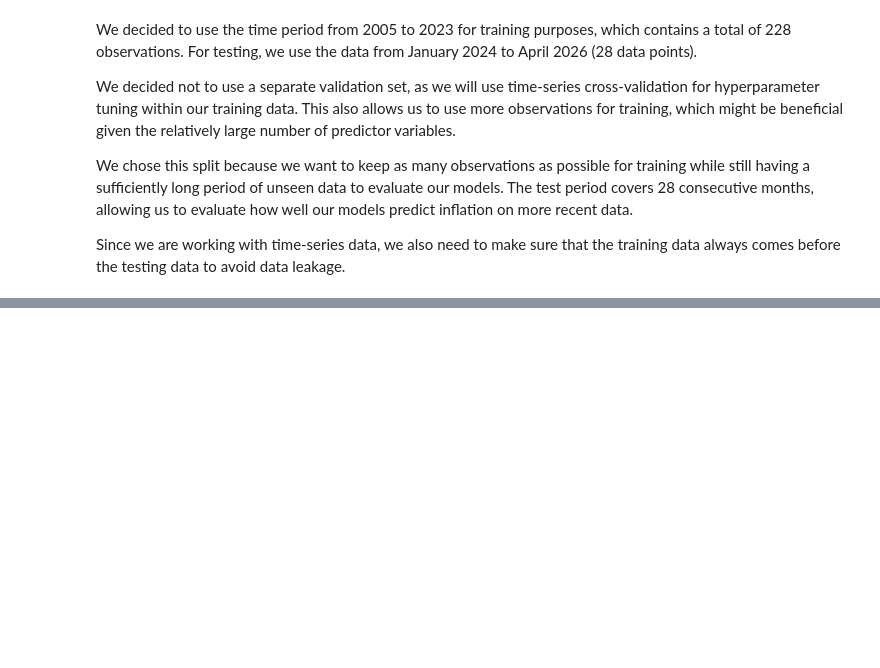
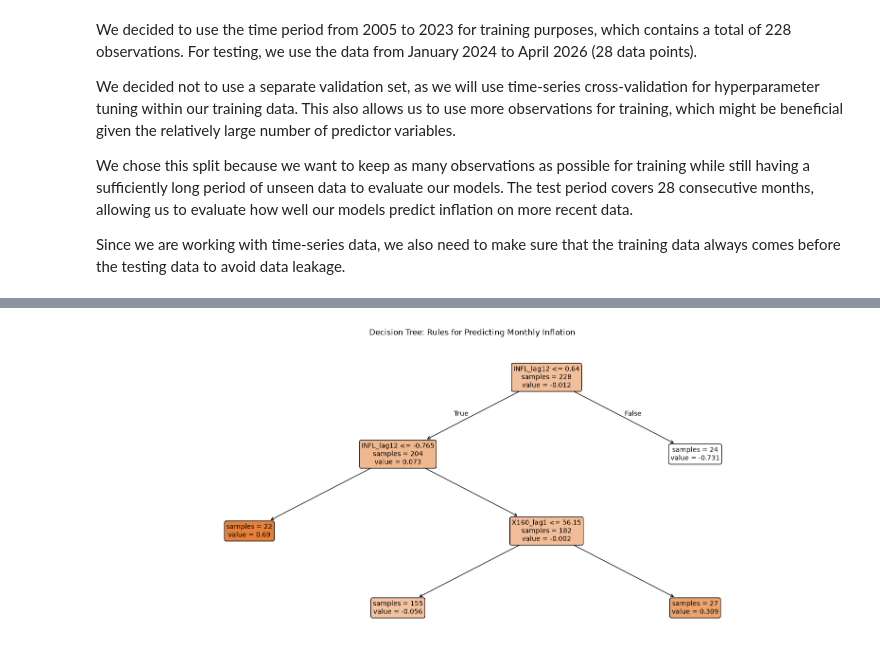
Before and after one commit to LaraEmilie/HKUST-Machine-Learning-Regression-China, a Jupyter notebook: China Inflation.ipynb, the cells around one changed output, grey strips where cells are left out. Cells and saved outputs as stored; diff of their text form; code cells hidden in the pictures; blank space fills up the shorter version.

```diff
--- a/China Inflation.ipynb
+++ b/China Inflation.ipynb
@@ -564,0 +571,19 @@ Since we are working with time-series data, we also need to make sure that the t
+# %%
+from sklearn.tree import DecisionTreeRegressor
+from sklearn.model_selection import GridSearchCV, TimeSeriesSplit
+
+dt_pipeline = Pipeline([("imputer", SimpleImputer(strategy="median")), ("tree", DecisionTreeRegressor(random_state=42))])
+
+# Candidate levels of tree complexity
+dt_param_grid = { "tree__max_depth": [2, 3, 4, 5, None], "tree__min_samples_leaf": [5, 10, 20]}
+
+# Preserve chronological order during validation
+dt_cv = TimeSeriesSplit(n_splits=5)
+dt_search = GridSearchCV(estimator=dt_pipeline,param_grid=dt_param_grid,scoring="neg_root_mean_squared_error",cv=dt_cv, n_jobs=-1, refit=True)
+dt_search.fit(X_train, y_train)
+
+# refits the selected pipeline on all training observations
+best_dt = dt_search.best_estimator_
+
+print("Best parameters:", dt_search.best_params_)
+print("Mean validation RMSE:", -dt_search.best_score_)
@@ -564,0 +628,17 @@ Since we are working with time-series data, we also need to make sure that the t
+# %%
+from sklearn.tree import plot_tree
+
+# Extract the trained tree and its input feature names
+dt_tree = best_dt.named_steps["tree"]
+
+dt_feature_names = (best_dt.named_steps["imputer"].get_feature_names_out(X_train.columns))
+
+plt.figure(figsize=(16, 7))
+
+plot_tree(dt_tree,feature_names=list(dt_feature_names),filled=True,rounded=True,impurity=False,precision=3,fontsize=10)
+
+plt.title("Decision Tree: Rules for Predicting Monthly Inflation")
+plt.tight_layout()
+plt.show()
+# %% [output]
+[figure, added]
```
Also changed, not shown: parts of 9 cells of this notebook.
